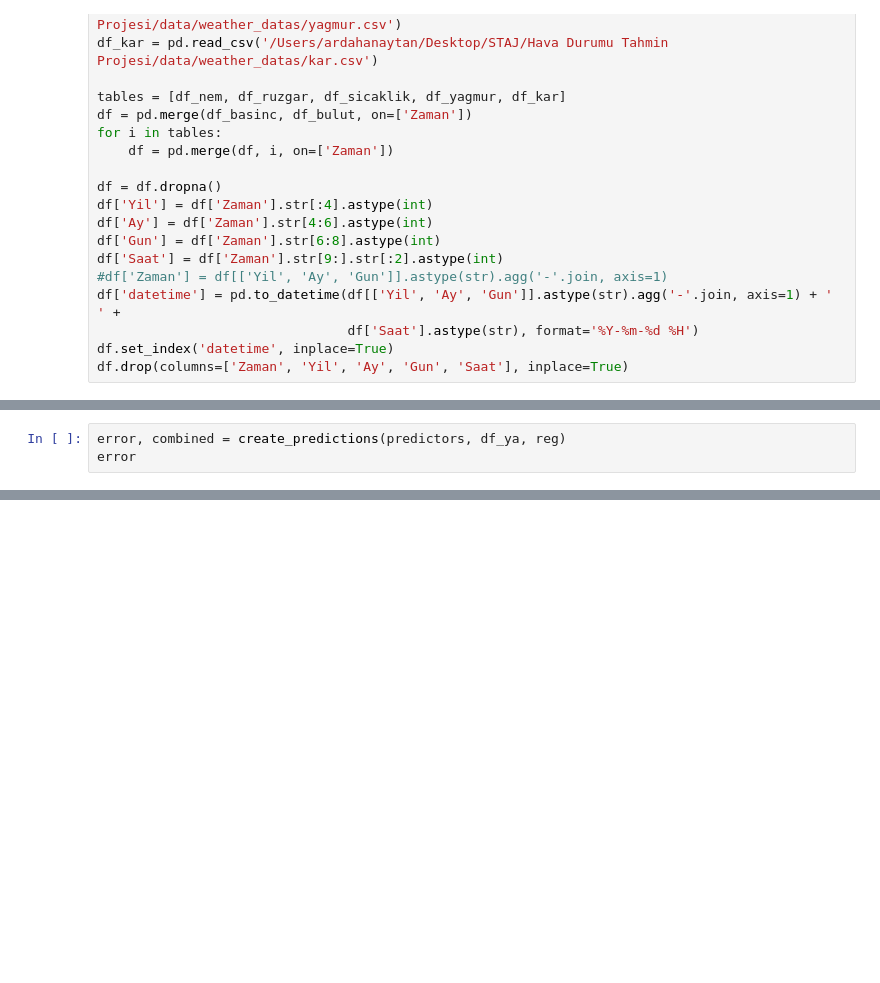
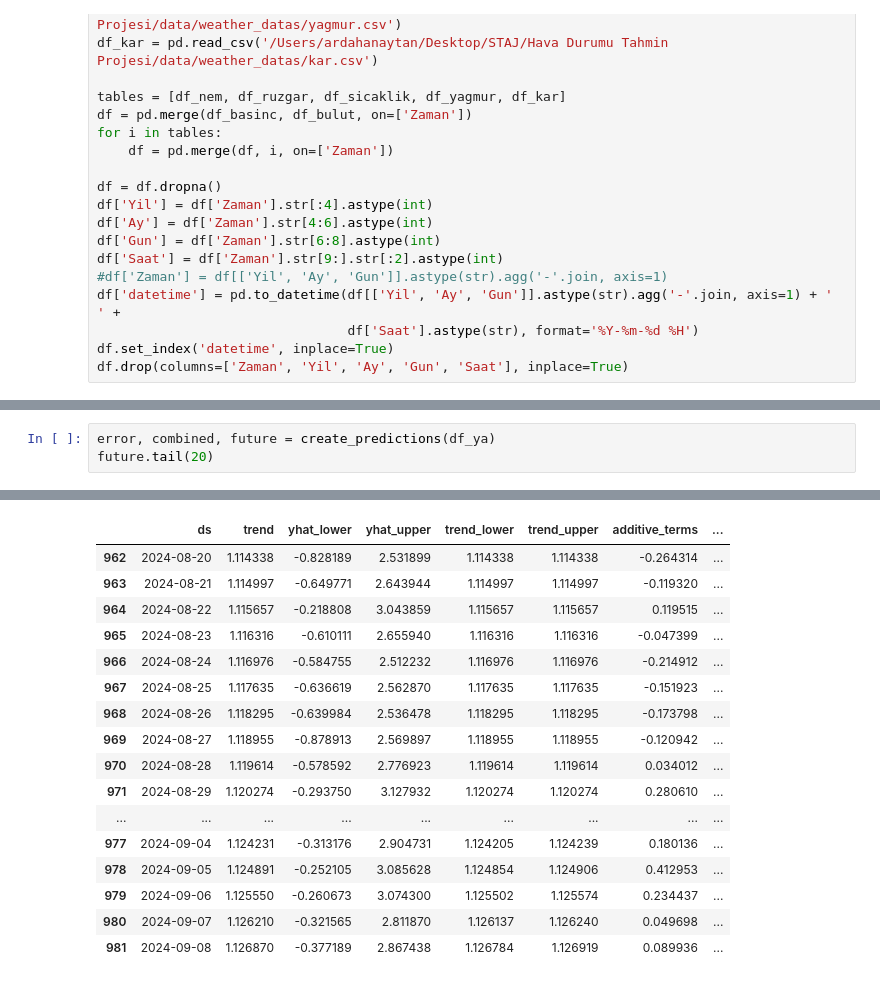
Before and after one commit to ardahanaytan/Hava-Durumu-Tahmini, a Jupyter notebook: notebooks/Untitled.ipynb, the cells around one changed output, grey strips where cells are left out. Cells and saved outputs as stored; diff of their text form; blank space fills up the shorter version.

```diff
--- a/notebooks/Untitled.ipynb
+++ b/notebooks/Untitled.ipynb
@@ -65,4 +145,4 @@ def create_predictions(predictors, core_weather, reg):
 # %%
-error, combined = create_predictions(predictors, df_ya, reg)
-error
+error, combined, future = create_predictions(df_ya)
+future.tail(20)
 # %% [output]
@@ -69,0 +151,17 @@ error
+|  | ds | trend | yhat_lower | yhat_upper | trend_lower | trend_upper | additive_terms | ... |
+| 962 | 2024-08-20 | 1.114338 | -0.828189 | 2.531899 | 1.114338 | 1.114338 | -0.264314 | ... |
+| 963 | 2024-08-21 | 1.114997 | -0.649771 | 2.643944 | 1.114997 | 1.114997 | -0.119320 | ... |
+| 964 | 2024-08-22 | 1.115657 | -0.218808 | 3.043859 | 1.115657 | 1.115657 | 0.119515 | ... |
+| 965 | 2024-08-23 | 1.116316 | -0.610111 | 2.655940 | 1.116316 | 1.116316 | -0.047399 | ... |
+| 966 | 2024-08-24 | 1.116976 | -0.584755 | 2.512232 | 1.116976 | 1.116976 | -0.214912 | ... |
+| 967 | 2024-08-25 | 1.117635 | -0.636619 | 2.562870 | 1.117635 | 1.117635 | -0.151923 | ... |
+| 968 | 2024-08-26 | 1.118295 | -0.639984 | 2.536478 | 1.118295 | 1.118295 | -0.173798 | ... |
+| 969 | 2024-08-27 | 1.118955 | -0.878913 | 2.569897 | 1.118955 | 1.118955 | -0.120942 | ... |
+| 970 | 2024-08-28 | 1.119614 | -0.578592 | 2.776923 | 1.119614 | 1.119614 | 0.034012 | ... |
+| 971 | 2024-08-29 | 1.120274 | -0.293750 | 3.127932 | 1.120274 | 1.120274 | 0.280610 | ... |
+| ... | ... | ... | ... | ... | ... | ... | ... | ... |
+| 977 | 2024-09-04 | 1.124231 | -0.313176 | 2.904731 | 1.124205 | 1.124239 | 0.180136 | ... |
+| 978 | 2024-09-05 | 1.124891 | -0.252105 | 3.085628 | 1.124854 | 1.124906 | 0.412953 | ... |
+| 979 | 2024-09-06 | 1.125550 | -0.260673 | 3.074300 | 1.125502 | 1.125574 | 0.234437 | ... |
+| 980 | 2024-09-07 | 1.126210 | -0.321565 | 2.811870 | 1.126137 | 1.126240 | 0.049698 | ... |
+| 981 | 2024-09-08 | 1.126870 | -0.377189 | 2.867438 | 1.126784 | 1.126919 | 0.089936 | ... |
```
Also changed, not shown: parts of 12 cells of this notebook, 9 other files.
